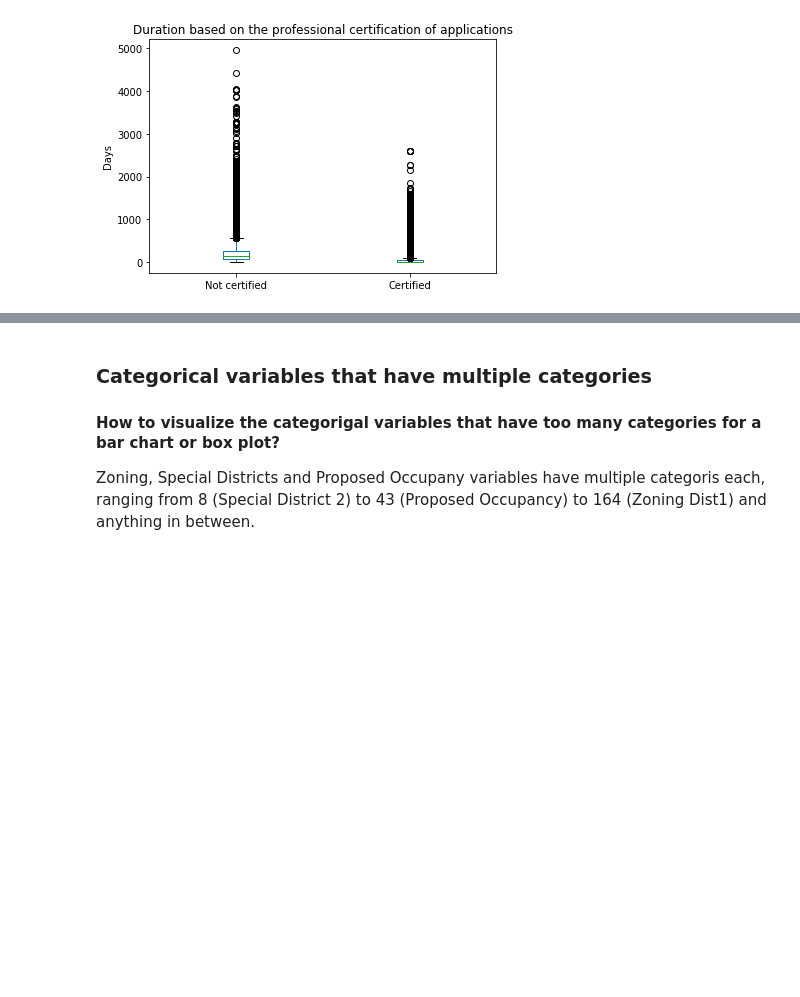
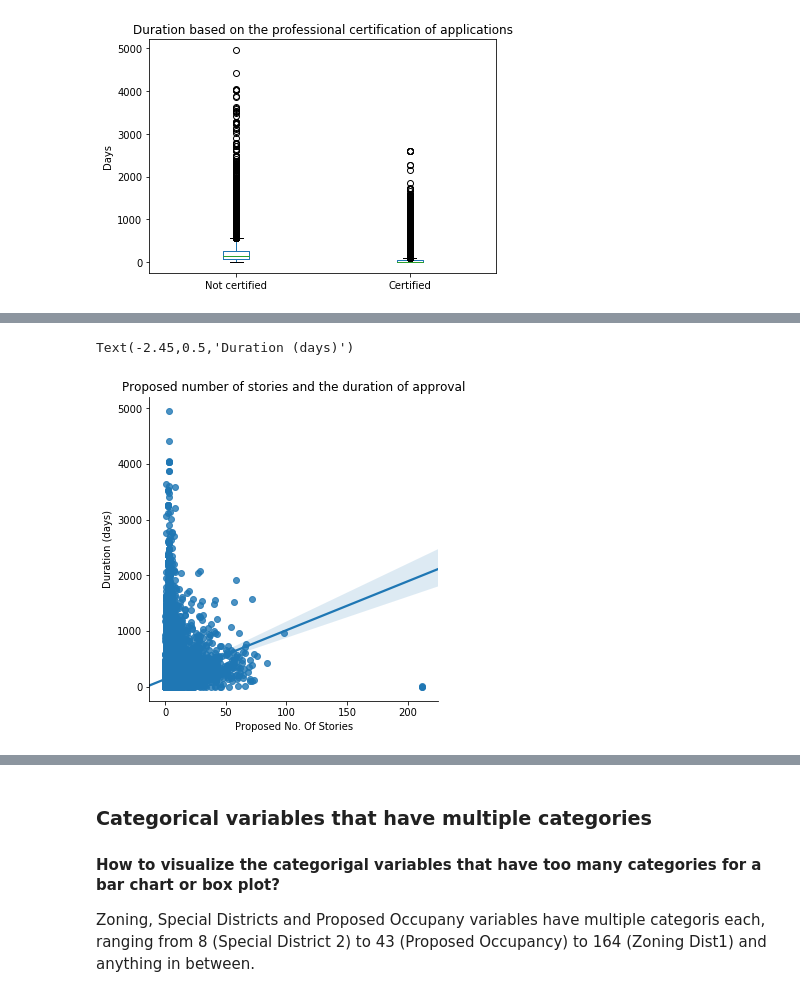
Before and after one commit to anoushavan/Capstone_1, a Jupyter notebook: code/preliminary_analysis.ipynb, the cells around one changed output, grey strips where cells are left out. Drawn from its saved outputs; the diff is of its cells as text; code cells hidden in the pictures; blank space fills up the shorter version.

```diff
--- a/code/preliminary_analysis.ipynb
+++ b/code/preliminary_analysis.ipynb
@@ -295,3 +314,12 @@ plt.tight_layout()
+# %%
+# scatterplot of proposed number of stories and duration.
+
+sns.lmplot(x='Proposed No. Of Stories', y='Duration', data=data)
+plt.title('Proposed number of stories and the duration of approval')
+plt.ylabel('Duration (days)')
+# %% [output]
+Text(-2.45,0.5,'Duration (days)')
+[figure, added]
 # %%
 # Histogram of Proposed Height.
 ax = data['Proposed Height'].hist(bins=30, range=(0,220))
```
Also changed, not shown: parts of 21 cells of this notebook, 1 other file.
